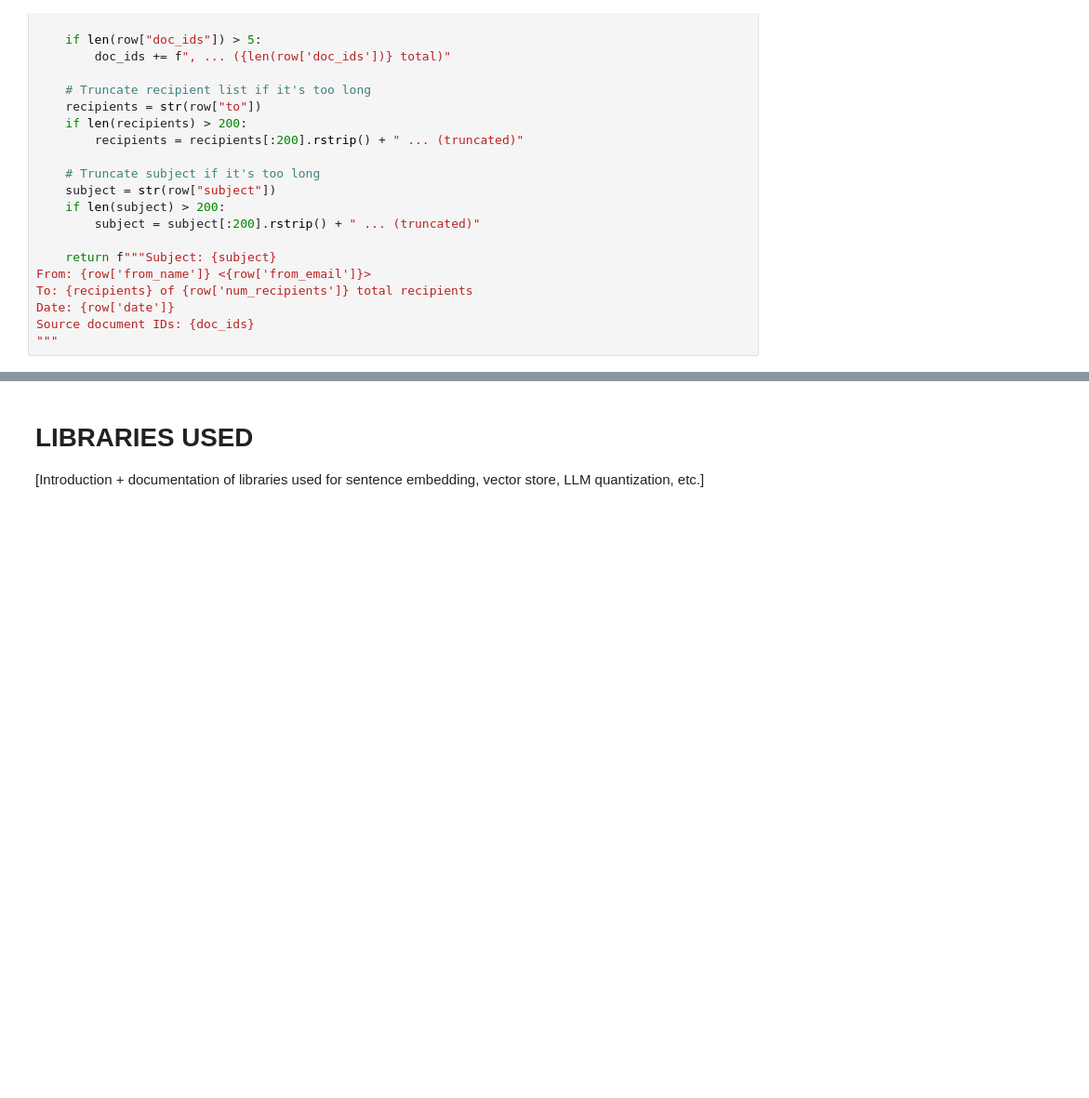
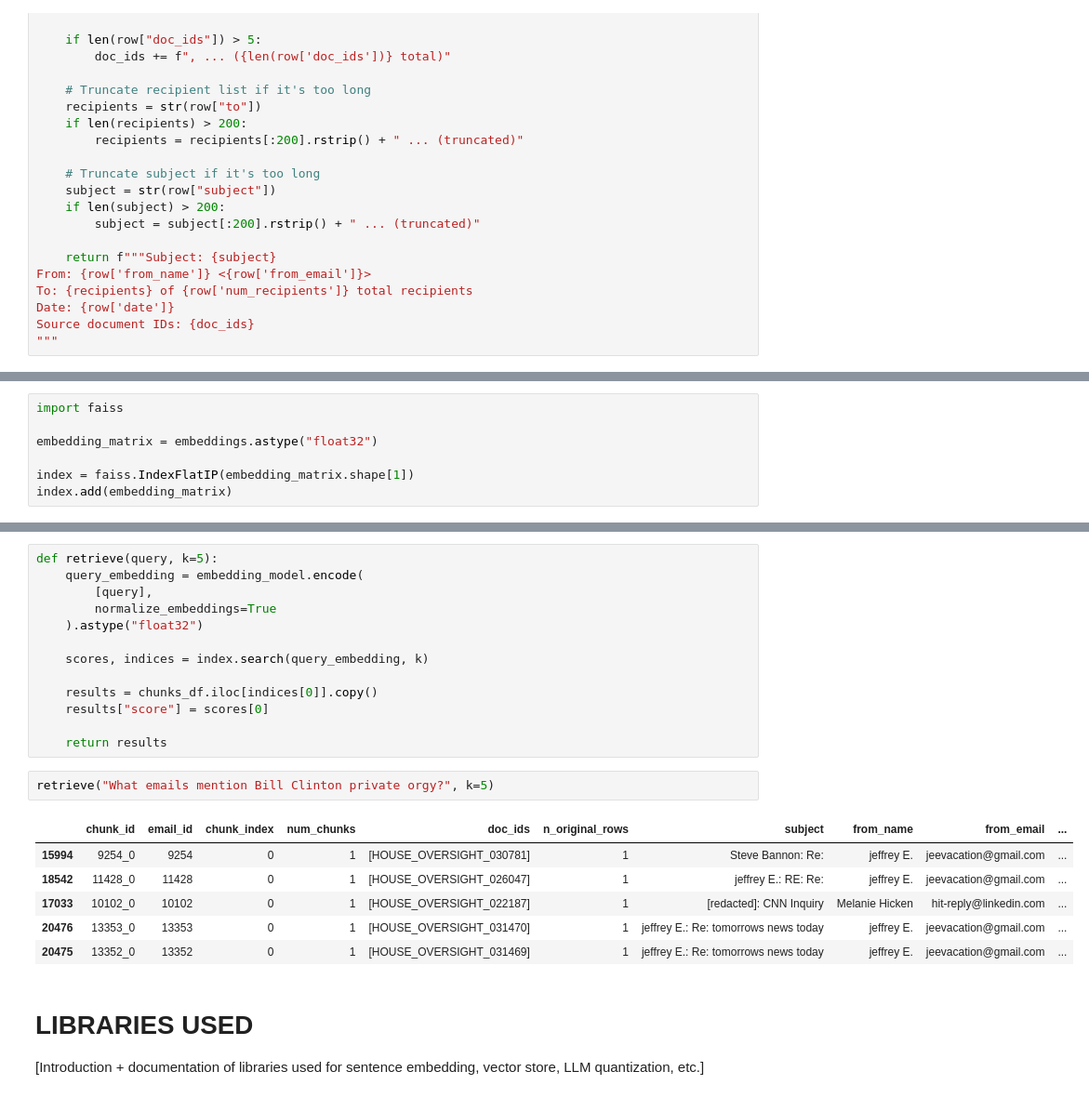
Before and after one commit to yammooo/epstein-rag, a Jupyter notebook: PART2.ipynb, the cells around one changed output, grey strips where cells are left out. Shown at 93% size. Cells and saved outputs as stored; diff of their text form; blank space fills up the shorter version.

```diff
--- a/PART2.ipynb
+++ b/PART2.ipynb
@@ -354,0 +468,7 @@ Body chunk 2 of 3:
+# %%
+import faiss
+
+embedding_matrix = embeddings.astype("float32")
+
+index = faiss.IndexFlatIP(embedding_matrix.shape[1])
+index.add(embedding_matrix)
@@ -355,3 +477,25 @@ Body chunk 2 of 3:
+# %%
+def retrieve(query, k=5):
+    query_embedding = embedding_model.encode(
+        [query],
+        normalize_embeddings=True
+    ).astype("float32")
+
+    scores, indices = index.search(query_embedding, k)
+
+    results = chunks_df.iloc[indices[0]].copy()
+    results["score"] = scores[0]
+
+    return results
+# %%
+retrieve("What emails mention Bill Clinton private orgy?", k=5)
+# %% [output]
+|  | chunk_id | email_id | chunk_index | num_chunks | doc_ids | n_original_rows | subject | from_name | from_email | ... |
+| 15994 | 9254_0 | 9254 | 0 | 1 | [HOUSE_OVERSIGHT_030781] | 1 | Steve Bannon: Re: | jeffrey E. | jeevacation@gmail.com | ... |
+| 18542 | 11428_0 | 11428 | 0 | 1 | [HOUSE_OVERSIGHT_026047] | 1 | jeffrey E.: RE: Re: | jeffrey E. | jeevacation@gmail.com | ... |
+| 17033 | 10102_0 | 10102 | 0 | 1 | [HOUSE_OVERSIGHT_022187] | 1 | [redacted]: CNN Inquiry | Melanie Hicken | hit-reply@linkedin.com | ... |
+| 20476 | 13353_0 | 13353 | 0 | 1 | [HOUSE_OVERSIGHT_031470] | 1 | jeffrey E.: Re: tomorrows news today | jeffrey E. | jeevacation@gmail.com | ... |
+| 20475 | 13352_0 | 13352 | 0 | 1 | [HOUSE_OVERSIGHT_031469] | 1 | jeffrey E.: Re: tomorrows news today | jeffrey E. | jeevacation@gmail.com | ... |
 # %% [markdown]
 # **LIBRARIES USED**
 
```
Also changed, not shown: parts of 14 cells of this notebook, 2 other files.
